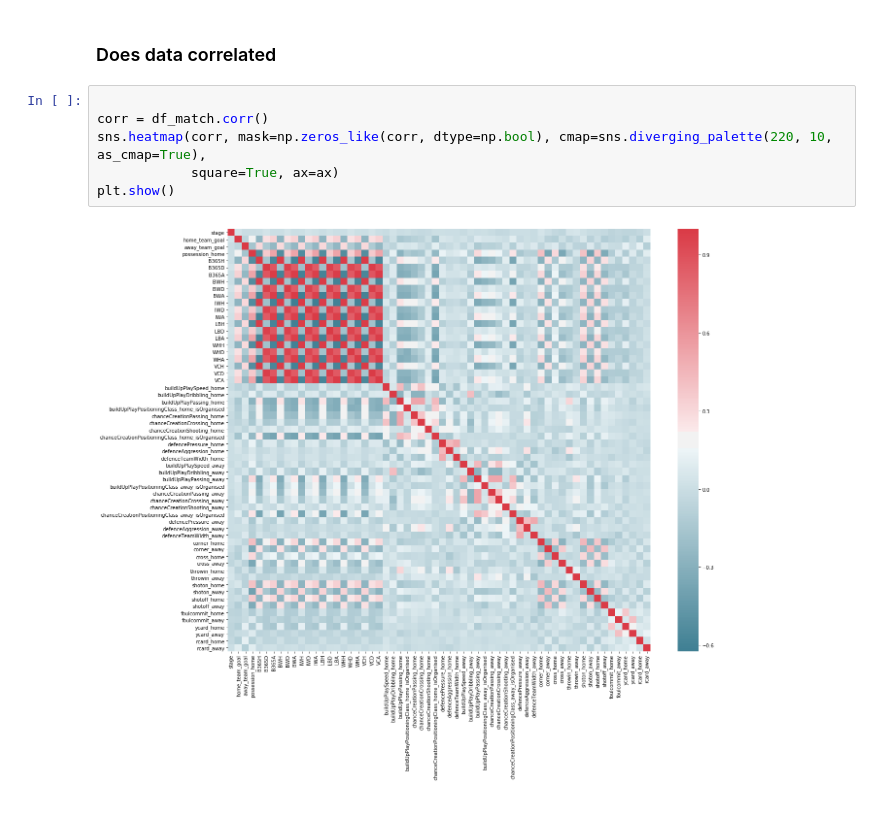
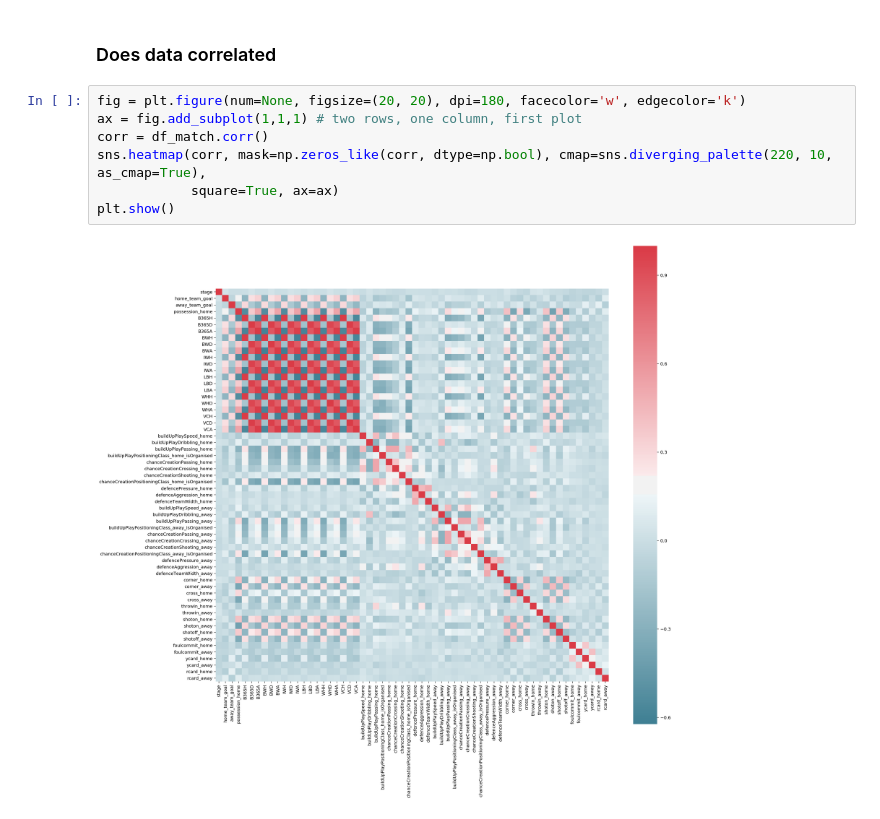
Before and after one commit to ShawnHouCHN/Introduction-to-Machine-Learning-and-Data-Mining-E17, a Jupyter notebook: Project1/Project 1 Notebook.ipynb, the cells around one changed output. Drawn from its saved outputs; the diff is of its cells as text.

```diff
--- a/Project1/Project 1 Notebook.ipynb
+++ b/Project1/Project 1 Notebook.ipynb
@@ -143,11 +143,12 @@ plt.show()
 # %% [markdown]
 ### Does data correlated
 # %%
-
+fig = plt.figure(num=None, figsize=(20, 20), dpi=180, facecolor='w', edgecolor='k')
+ax = fig.add_subplot(1,1,1) # two rows, one column, first plot
 corr = df_match.corr()
 sns.heatmap(corr, mask=np.zeros_like(corr, dtype=np.bool), cmap=sns.diverging_palette(220, 10, as_cmap=True),
             square=True, ax=ax)
 plt.show()
 # %% [output]
-[figure, old version]
+[figure, new version]
 # %%
```
Also changed, not shown: parts of 1 cell of this notebook.
